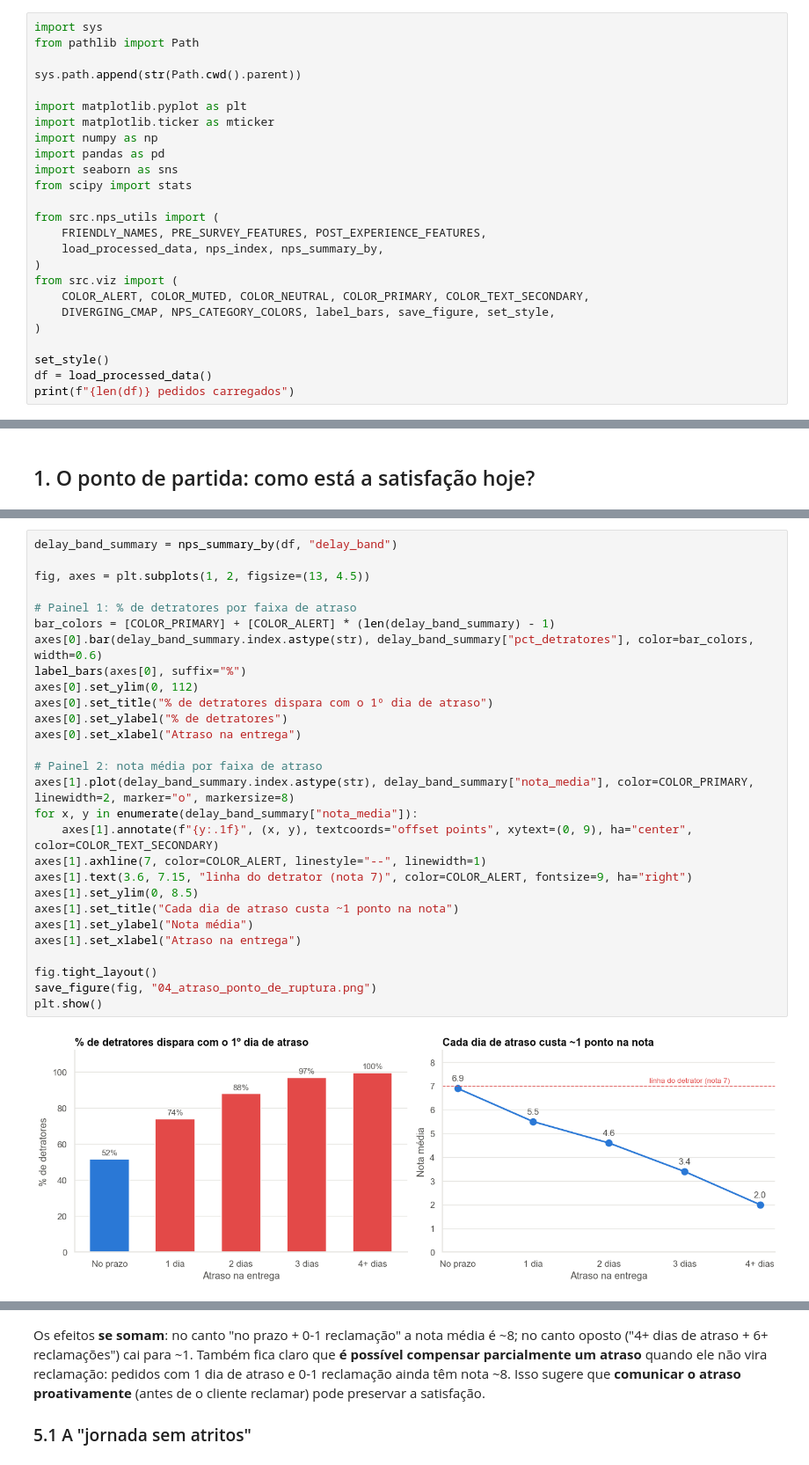
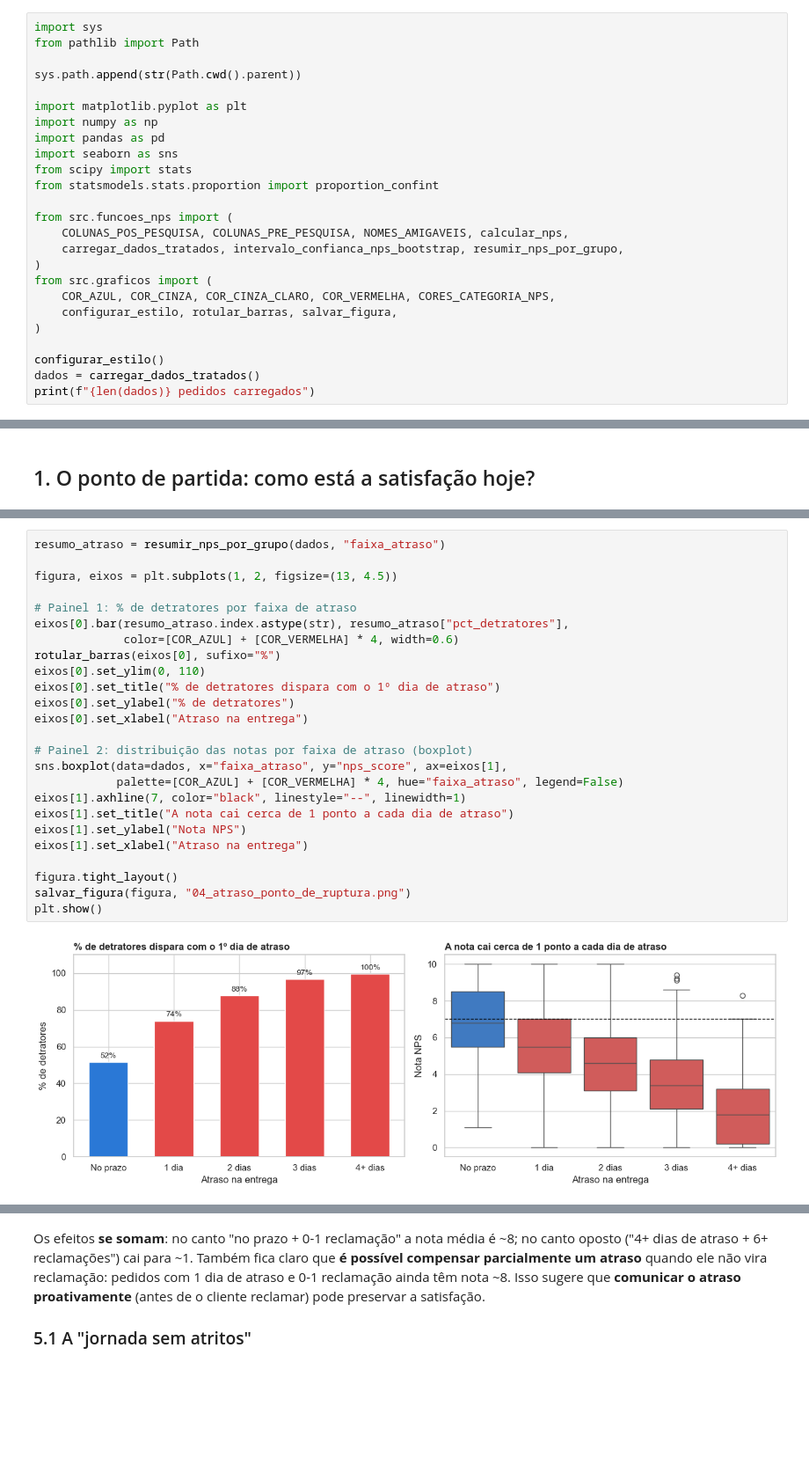
Before and after one commit to ricardowalendorff/Case_preditivo_NPS, a Jupyter notebook: notebooks/03_analise_exploratoria.ipynb, the cells around one changed output, grey strips where cells are left out. Shown at 88% size. Saved outputs shown, nothing was run; the diff lists cells and outputs as text; blank space fills up the shorter version.

```diff
--- a/notebooks/03_analise_exploratoria.ipynb
+++ b/notebooks/03_analise_exploratoria.ipynb
@@ -22,24 +22,24 @@ from pathlib import Path
 sys.path.append(str(Path.cwd().parent))
 
 import matplotlib.pyplot as plt
-import matplotlib.ticker as mticker
 import numpy as np
 import pandas as pd
 import seaborn as sns
 from scipy import stats
+from statsmodels.stats.proportion import proportion_confint
 
-from src.nps_utils import (
-    FRIENDLY_NAMES, PRE_SURVEY_FEATURES, POST_EXPERIENCE_FEATURES,
-    load_processed_data, nps_index, nps_summary_by,
+from src.funcoes_nps import (
+    COLUNAS_POS_PESQUISA, COLUNAS_PRE_PESQUISA, NOMES_AMIGAVEIS, calcular_nps,
+    carregar_dados_tratados, intervalo_confianca_nps_bootstrap, resumir_nps_por_grupo,
 )
-from src.viz import (
-    COLOR_ALERT, COLOR_MUTED, COLOR_NEUTRAL, COLOR_PRIMARY, COLOR_TEXT_SECONDARY,
-    DIVERGING_CMAP, NPS_CATEGORY_COLORS, label_bars, save_figure, set_style,
+from src.graficos import (
+    COR_AZUL, COR_CINZA, COR_CINZA_CLARO, COR_VERMELHA, CORES_CATEGORIA_NPS,
+    configurar_estilo, rotular_barras, salvar_figura,
 )
 
-set_style()
-df = load_processed_data()
-print(f"{len(df)} pedidos carregados")
+configurar_estilo()
+dados = carregar_dados_tratados()
+print(f"{len(dados)} pedidos carregados")
 # %% [output]
 2500 pedidos carregados
 # %% [markdown]
@@ -162,30 +192,27 @@ delay_summary
 # %%
-delay_band_summary = nps_summary_by(df, "delay_band")
+resumo_atraso = resumir_nps_por_grupo(dados, "faixa_atraso")
 
-fig, axes = plt.subplots(1, 2, figsize=(13, 4.5))
+figura, eixos = plt.subplots(1, 2, figsize=(13, 4.5))
 
 # Painel 1: % de detratores por faixa de atraso
-bar_colors = [COLOR_PRIMARY] + [COLOR_ALERT] * (len(delay_band_summary) - 1)
-axes[0].bar(delay_band_summary.index.astype(str), delay_band_summary["pct_detratores"], color=bar_colors, width=0.6)
-label_bars(axes[0], suffix="%")
-axes[0].set_ylim(0, 112)
-axes[0].set_title("% de detratores dispara com o 1º dia de atraso")
-axes[0].set_ylabel("% de detratores")
-axes[0].set_xlabel("Atraso na entrega")
+eixos[0].bar(resumo_atraso.index.astype(str), resumo_atraso["pct_detratores"],
+             color=[COR_AZUL] + [COR_VERMELHA] * 4, width=0.6)
+rotular_barras(eixos[0], sufixo="%")
+eixos[0].set_ylim(0, 110)
+eixos[0].set_title("% de detratores dispara com o 1º dia de atraso")
+eixos[0].set_ylabel("% de detratores")
+eixos[0].set_xlabel("Atraso na entrega")
 
-# Painel 2: nota média por faixa de atraso
-axes[1].plot(delay_band_summary.index.astype(str), delay_band_summary["nota_media"], color=COLOR_PRIMARY, linewidth=2, marker="o", markersize=8)
-for x, y in enumerate(delay_band_summary["nota_media"]):
-    axes[1].annotate(f"{y:.1f}", (x, y), textcoords="offset points", xytext=(0, 9), ha="center", color=COLOR_TEXT_SECONDARY)
-axes[1].axhline(7, color=COLOR_ALERT, linestyle="--", linewidth=1)
-axes[1].text(3.6, 7.15, "linha do detrator (nota 7)", color=COLOR_ALERT, fontsize=9, ha="right")
-axes[1].set_ylim(0, 8.5)
-axes[1].set_title("Cada dia de atraso custa ~1 ponto na nota")
-axes[1].set_ylabel("Nota média")
-axes[1].set_xlabel("Atraso na entrega")
+# Painel 2: distribuição das notas por faixa de atraso (boxplot)
+sns.boxplot(data=dados, x="faixa_atraso", y="nps_score", ax=eixos[1],
+            palette=[COR_AZUL] + [COR_VERMELHA] * 4, hue="faixa_atraso", legend=False)
+eixos[1].axhline(7, color="black", linestyle="--", linewidth=1)
+eixos[1].set_title("A nota cai cerca de 1 ponto a cada dia de atraso")
+eixos[1].set_ylabel("Nota NPS")
+eixos[1].set_xlabel("Atraso na entrega")
 
-fig.tight_layout()
-save_figure(fig, "04_atraso_ponto_de_ruptura.png")
+figura.tight_layout()
+salvar_figura(figura, "04_atraso_ponto_de_ruptura.png")
 plt.show()
 # %% [output]
-[figure, old version]
+[figure, new version]
```
Also changed, not shown: parts of 31 cells of this notebook, 22 other files.
